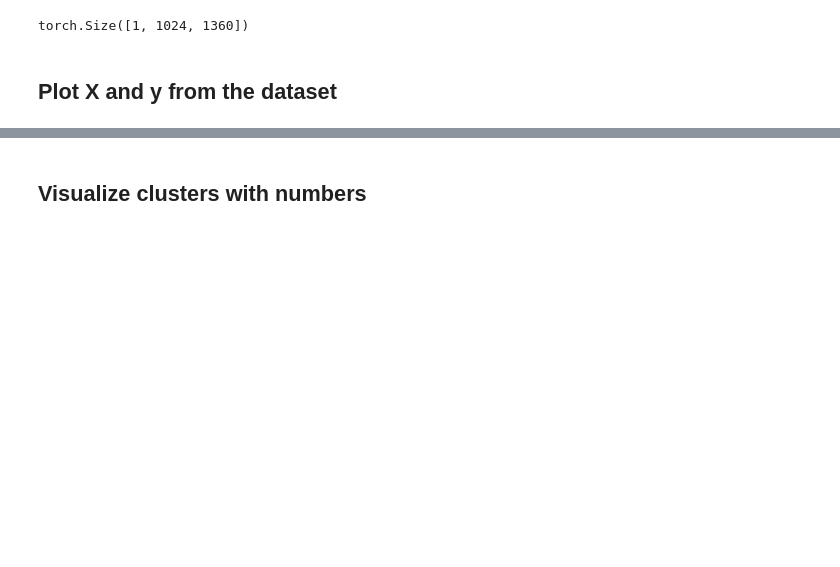
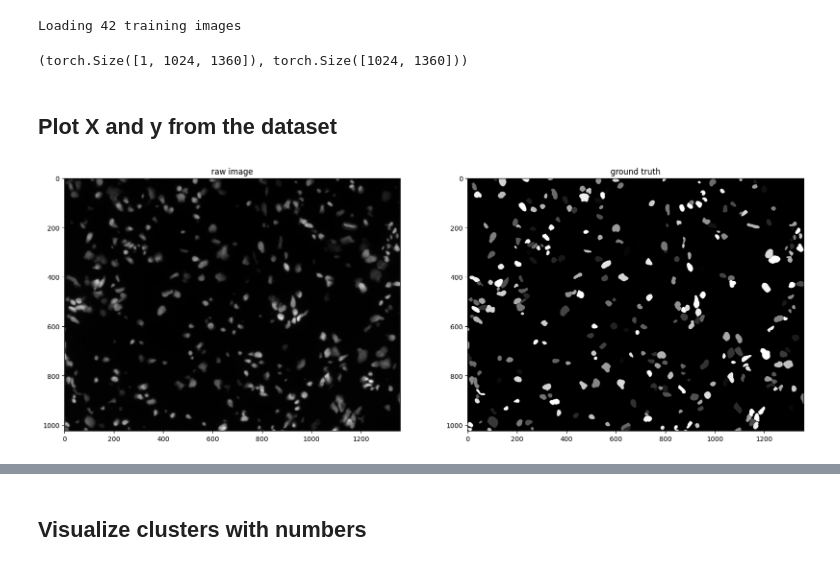
Before and after one commit to madziejm/cell-nuclei-segmentation, a Jupyter notebook: cell_nuclei_segmentation/notebooks/Visualize data.ipynb, the cells around one changed output, grey strips where cells are left out. Cells and saved outputs as stored; diff of their text form; code cells hidden in the pictures; blank space fills up the shorter version.

```diff
--- a/cell_nuclei_segmentation/notebooks/Visualize data.ipynb
+++ b/cell_nuclei_segmentation/notebooks/Visualize data.ipynb
@@ -11,19 +11,32 @@ from torchvision.transforms import ToTensor, Resize
 CURRENT_DIR = os.path.dirname(os.path.abspath("__file__"))
 
 dataset = CellNucleiDataset.create(
-        images_path=os.path.join(CURRENT_DIR, '..', 'dataset', 'rawimages'),
-        groundtruth_path=os.path.join(CURRENT_DIR, '..', 'dataset', 'groundtruth'),
-        target_size=(1024, 1360),  # biggest image in the dataset
-        transform=ToTensor(),
+    target_size=(1024, 1360),  # biggest image in the dataset
+    transform=ToTensor(),
+    train=True,
 )
+# %% [output]
+Loading 42 training images
 # %%
 x, y = next(iter(dataset))
 
-x.shape
+x.shape, y.shape
 # %% [output]
-torch.Size([1, 1024, 1360])
+(torch.Size([1, 1024, 1360]), torch.Size([1024, 1360]))
 # %% [markdown]
 ## Plot X and y from the dataset
+# %%
+fig, axes = plt.subplots(1, 2, figsize=(20, 15))
+
+axes[0].imshow(np.array(x)[0], cmap="gray")
+axes[0].set_title("raw image")
+
+axes[1].imshow(np.array(y), cmap="gray")
+axes[1].set_title("ground truth")
+
+plt.show()
+# %% [output]
+[figure, added]
 # %%
 fig, axes = plt.subplots(1, 2, figsize=(20, 15))
 
```
Also changed, not shown: parts of 10 cells of this notebook, 13 other files.
